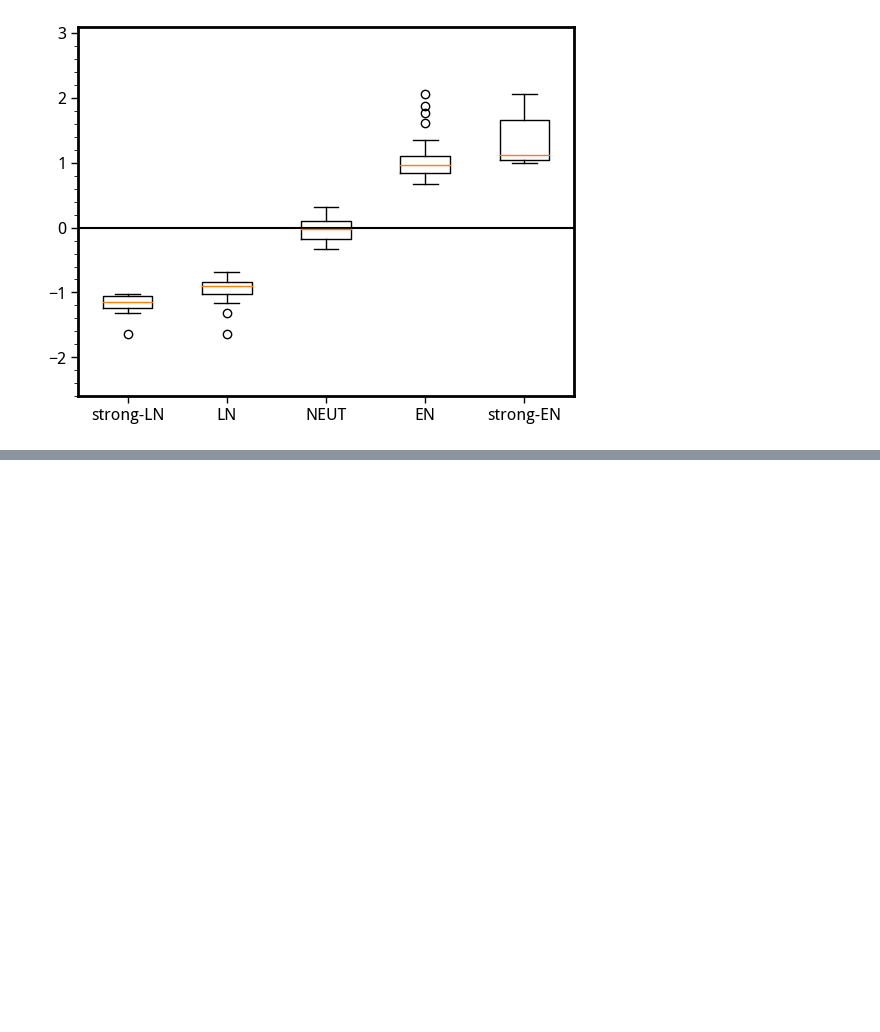
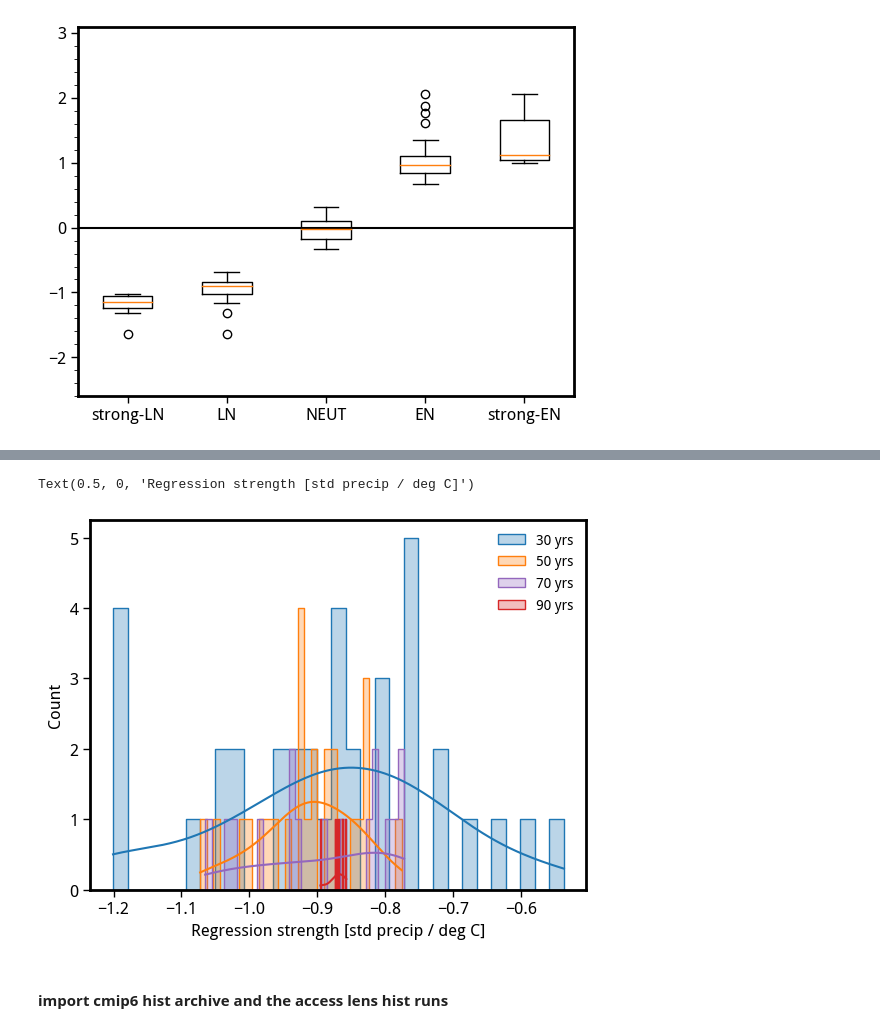
Before and after one commit to adisen99/enso_teleconnection_robustness, a Jupyter notebook: 01_obs_sample_size.ipynb, the cells around one changed output, grey strips where cells are left out. Saved outputs shown, nothing was run; the diff lists cells and outputs as text; code cells hidden in the pictures; blank space fills up the shorter version.

```diff
--- a/01_obs_sample_size.ipynb
+++ b/01_obs_sample_size.ipynb
@@ -306,0 +259,12 @@ sns.histplot(regr_21c_access, bins=11, color='tab:red', alpha=0.5, kde=True)
+# %%
+sns.histplot(sl[dur==30], element='step', kde=True, bins=31, alpha=0.3, color='tab:blue', label='30 yrs')
+sns.histplot(sl[dur==50], element='step', kde=True, bins=31, alpha=0.3, color='tab:orange', label='50 yrs')
+sns.histplot(sl[dur==70], element='step', kde=True, bins=31, alpha=0.3, color='tab:purple', label='70 yrs')
+sns.histplot(sl[dur==90], element='step', kde=True, bins=31, alpha=0.3, color='tab:red', label='90 yrs')
+plt.legend(frameon=False, fontsize=10)
+plt.xlabel('Regression strength [std precip / deg C]')
+# %% [output]
+Text(0.5, 0, 'Regression strength [std precip / deg C]')
+[figure, added]
+# %% [markdown]
+#### import cmip6 hist archive and the access lens hist runs
```
Also changed, not shown: parts of 44 cells of this notebook.
